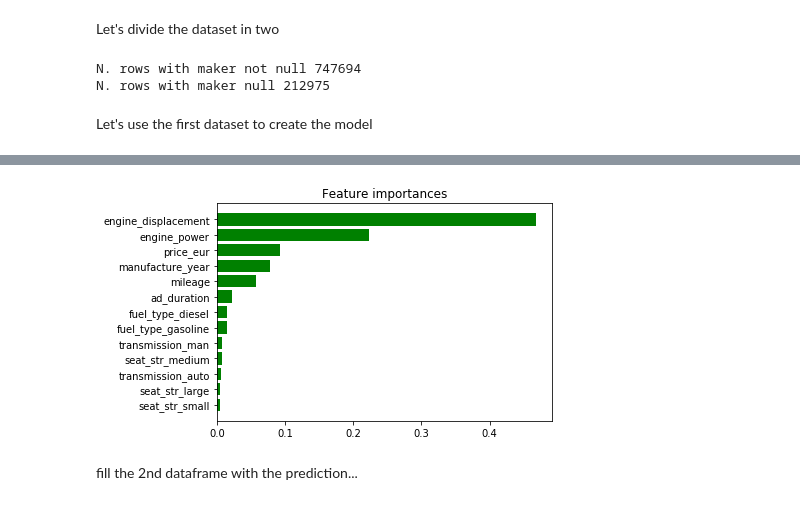
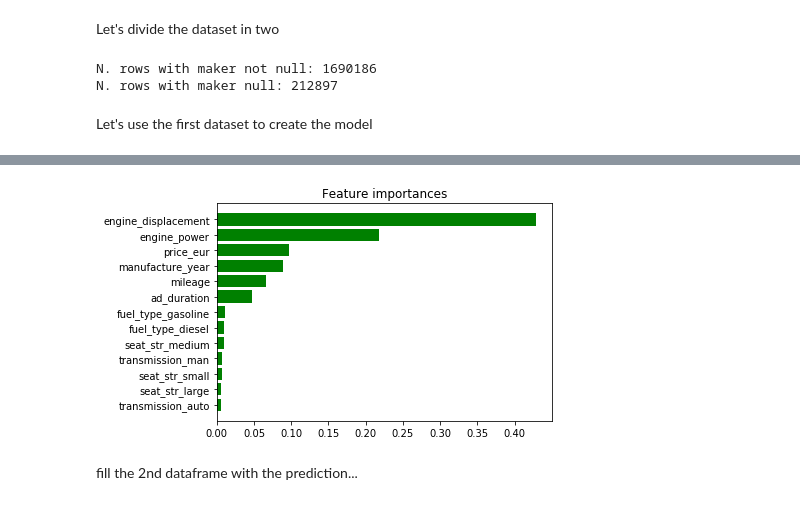
Before and after one commit to daniele-salerno/Handle-missing-values-in-Categorical-Features, a Jupyter notebook: Handle missing values in Categorical Features/Handle-missing-values-in-Categorical-Features.ipynb, the cells around one changed output, grey strips where cells are left out. Drawn from its saved outputs; the diff is of its cells as text; code cells hidden in the pictures.

```diff
--- a/Handle missing values in Categorical Features/Handle-missing-values-in-Categorical-Features.ipynb
+++ b/Handle missing values in Categorical Features/Handle-missing-values-in-Categorical-Features.ipynb
@@ -148,6 +168,21 @@ average = df.groupby(["manufacture_year"])["mileage"].mean().round().rename("avg
 
 df = df.merge(average, how="left", on=["manufacture_year"])
 df["mileage"] = df["mileage"].fillna(df["avg_mileage"])
+
+# Fuel Type
+average = df.loc[df["fuel_type"].notna()].\
+groupby(["maker","model"])["fuel_type"].agg(lambda x:x.value_counts().index[0]).rename("mode_fuel_type").reset_index()
+
+df = df.merge(average, how="left", on=["maker","model"])
+df.loc[df["fuel_type"].isna(), "fuel_type"] = np.nan
+df["fuel_type"] = df["fuel_type"].fillna(df["mode_fuel_type"])
+df = df[df['fuel_type'].notna()]
+
+# for col in ["fuel_type"]:
+#     print(col,": ",len(df[col].unique()) , " labels")
+
+df = df[df['fuel_type'].notna()]
+df = pd.get_dummies(df,columns=["fuel_type"])
 # %% [markdown]
 let's transform str dates in datetimes and creare a new feature with the duration of ADs
 # %%
@@ -196,6 +226,6 @@ df = pd.get_dummies(df,columns=["transmission"])
 # %%
 # drop features
-features_to_drop = ["model", "body_type", "color_slug", "stk_year", "avg_manufacture_year", "date_created", "date_last_seen", "avg_engine_displacement","avg_engine_power","avg_mileage"]
+features_to_drop = ["model", "body_type", "color_slug", "stk_year", "avg_manufacture_year", "date_created", "date_last_seen", "avg_engine_displacement","avg_engine_power","avg_mileage", "mode_fuel_type"]
 df = df.drop(features_to_drop, axis="columns")
 # %% [markdown]
 Now that we've cleaned all the features, with the exception of the *maker*, let's see how they look like
@@ -412,24 +411,21 @@ Therefore:
 Let's divide the dataset in two
 # %%
 df_with_maker = df[df['maker'].notna()]
-print("N. rows with maker not null", df_with_maker.shape[0])
+print("N. rows with maker not null:", df_with_maker.shape[0])
 # df_with_maker.info(null_counts=True)
 
 df_no_maker = df[df['maker'].isna()]
-print("N. rows with maker null", df_no_maker.shape[0])
+print("N. rows with maker null:", df_no_maker.shape[0])
 # df_no_maker.info(null_counts=True)
 # %% [output]
-N. rows with maker not null 747694
-N. rows with maker null 212975
+N. rows with maker not null: 1690186
+N. rows with maker null: 212897
 # %% [markdown]
 Let's use the first dataset to create the model
 # %%
 from sklearn.ensemble import RandomForestClassifier
 from sklearn.metrics import log_loss
 from sklearn.metrics import accuracy_score
-
-for col in ["maker"]:
-    print(col,": ",len(df[col].unique()) , " labels")
 
 X = df_with_maker.drop("maker", axis=1).values
 Y = df_with_maker["maker"].values
@@ -454,7 +450,6 @@ print("LOG LOSS: "+str(log_loss(Y_test, y_pred_proba)))
 
 importances = forest.feature_importances_
 indices = list(np.argsort(importances))[::-1]
-# print(indices)
 
 plt.title("Feature importances")
 plt.barh(range(len(indices)), importances[indices], color="g", align="center")
@@ -468,4 +462,4 @@ LOG LOSS: 0.27949031395594276
-[figure, old version]
+[figure, new version]
 # %% [markdown]
 fill the 2nd dataframe with the prediction...
 # %%
```
Also changed, not shown: parts of 28 cells of this notebook.
